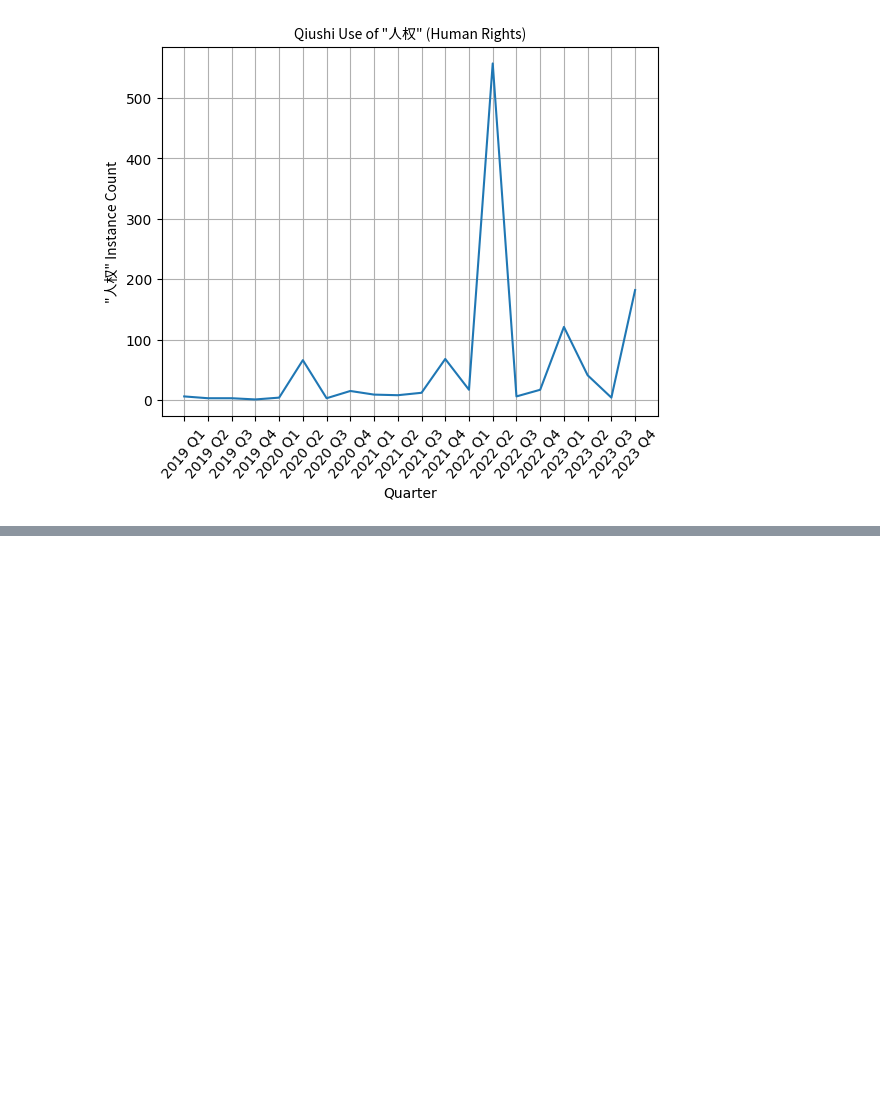
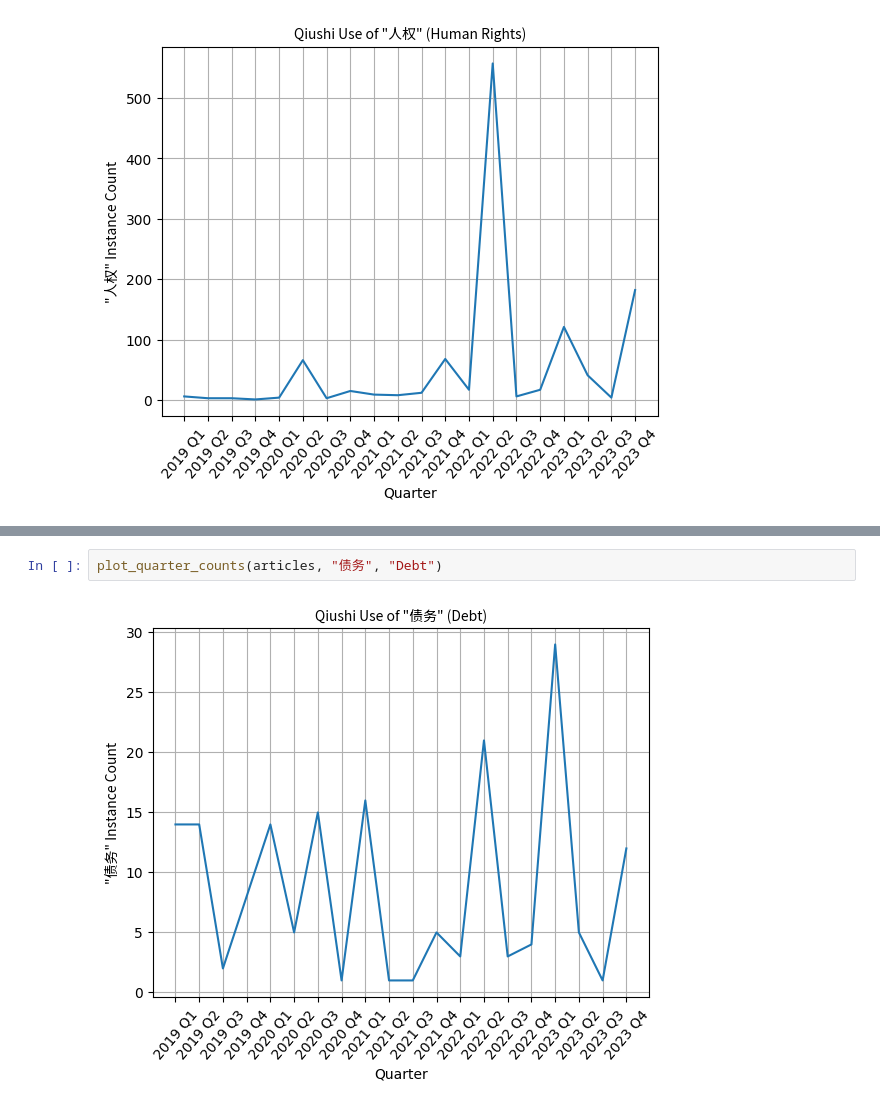
Before and after one commit to calebcsjm/China_Project, a Jupyter notebook: analyze_articles/frequency_analysis.ipynb, the cells around one changed output, grey strips where cells are left out. Drawn from its saved outputs; the diff is of its cells as text; blank space fills up the shorter version.

```diff
--- a/analyze_articles/frequency_analysis.ipynb
+++ b/analyze_articles/frequency_analysis.ipynb
@@ -201,0 +214,4 @@ plot_quarter_counts(articles, "人权", "Human Rights")
+# %%
+plot_quarter_counts(articles, "债务", "Debt")
+# %% [output]
+[figure, added]
```
Also changed, not shown: parts of 9 cells of this notebook.
